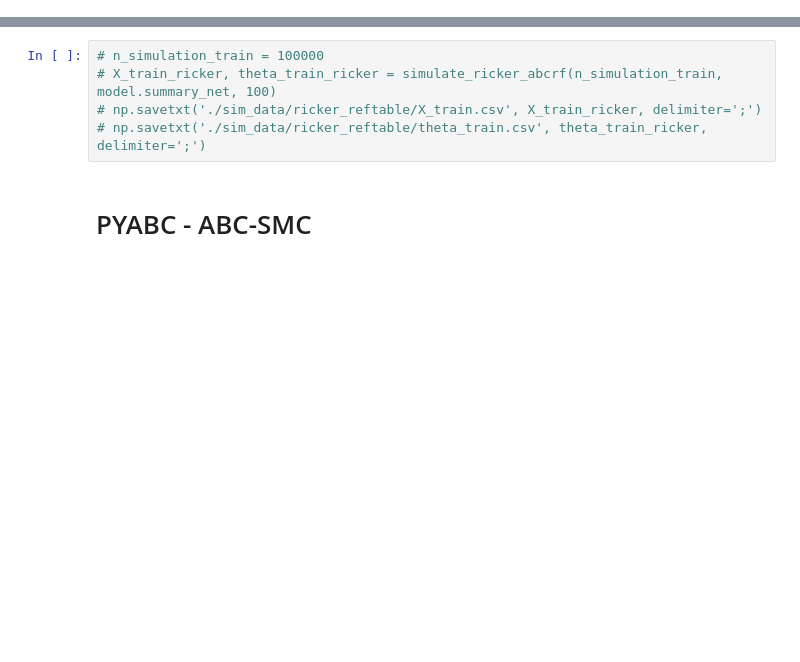
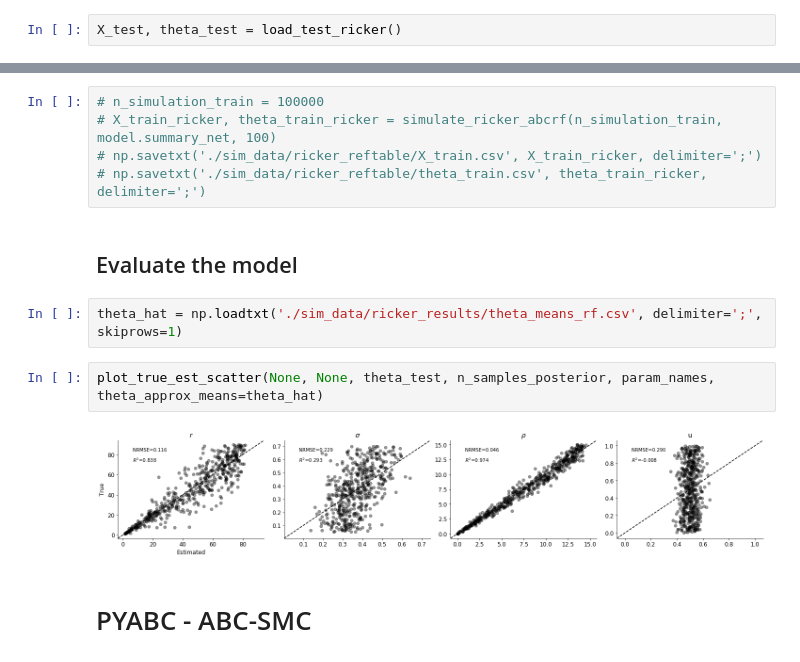
Before and after one commit to stefanradev93/cINN, a Jupyter notebook: Ricker_Comparison.ipynb, the cells around one changed output, grey strips where cells are left out. Saved outputs shown, nothing was run; the diff lists cells and outputs as text; blank space fills up the shorter version.

Commit message:
Add rf results

```diff
--- a/Ricker_Comparison.ipynb
+++ b/Ricker_Comparison.ipynb
@@ -496,0 +499,2 @@ plot_true_est_posterior(vae, n_samples=n_samples_posterior, param_names=param_na
+# %%
+X_test, theta_test = load_test_ricker()
@@ -523,6 +529,14 @@ def simulate_ricker_abcrf(n_simulations, summary_net, n_pro_chunk=1000):
 # X_train_ricker, theta_train_ricker = simulate_ricker_abcrf(n_simulation_train, model.summary_net, 100)
 # np.savetxt('./sim_data/ricker_reftable/X_train.csv', X_train_ricker, delimiter=';')
 # np.savetxt('./sim_data/ricker_reftable/theta_train.csv', theta_train_ricker, delimiter=';')
+# %% [markdown]
+## Evaluate the model
+# %%
+theta_hat = np.loadtxt('./sim_data/ricker_results/theta_means_rf.csv', delimiter=';', skiprows=1)
+# %%
+plot_true_est_scatter(None, None, theta_test, n_samples_posterior, param_names, theta_approx_means=theta_hat)
+# %% [output]
+[figure, added]
 # %% [markdown]
 # PYABC - ABC-SMC
 # %%
```
Also changed, not shown: parts of 2 cells of this notebook, 1 other file.
